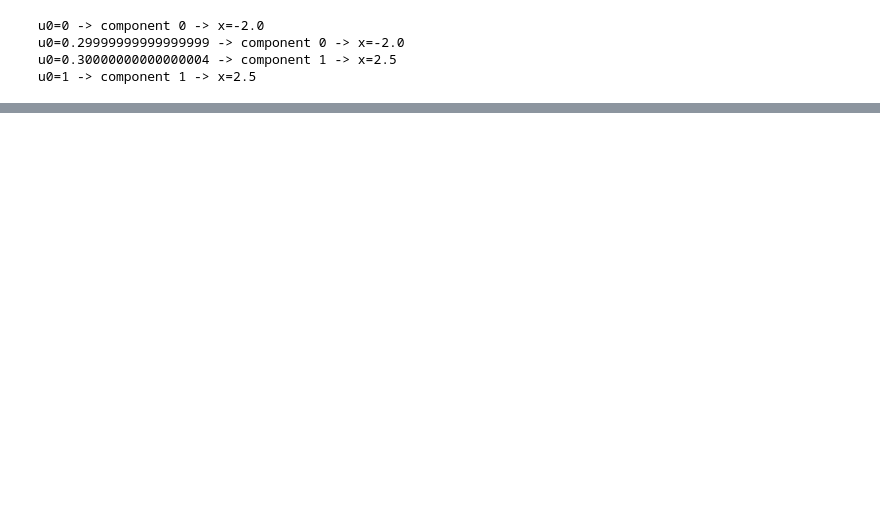
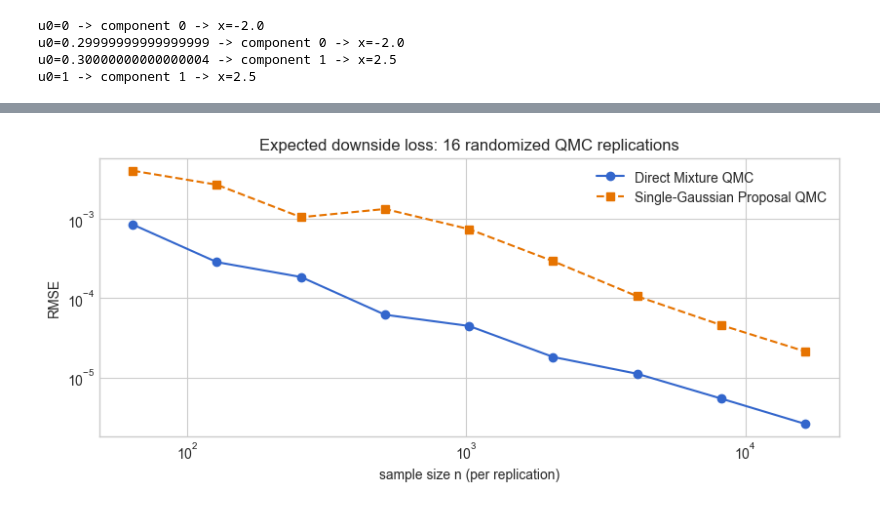
Before and after one commit to QMCSoftware/qmcpy, a Jupyter notebook: demos/mixed_distributions.ipynb, the cells around one changed output, grey strips where cells are left out. Cells and saved outputs as stored; diff of their text form; code cells hidden in the pictures; blank space fills up the shorter version.

```diff
--- a/demos/mixed_distributions.ipynb
+++ b/demos/mixed_distributions.ipynb
@@ -315,0 +181,9 @@ replicated output shape: (3, 32, 1)
+# %%
+loss_reference, quadrature_error = quad(
+    lambda x: (-x) * np.exp(market_log_density(x)),
+    -np.inf, 0.0, epsabs=1e-12, epsrel=1e-12,
+)
+assert np.isfinite(loss_reference) and quadrature_error < 1e-10
+print(f"Reference expected downside loss: {loss_reference:.12f}")
+print(f"As a fraction of portfolio value: {100 * loss_reference:.6f}%")
+print(f"Quadrature estimated absolute error: {quadrature_error:.2e}")
@@ -315,0 +226,64 @@ replicated output shape: (3, 32, 1)
+# %%
+loss_sample_sizes = 2 ** np.arange(6, 15)
+loss_replications = 16
+market_components = [
+    Gaussian(
+        DigitalNetB2(1, seed=67 + j),
+        mean=market_means[j], covariance=market_sds[j] ** 2,
+    )
+    for j in range(2)
+]
+direct_market = Mixture(
+    DigitalNetB2(2, seed=71, replications=loss_replications, randomize="LMS DS"),
+    market_components, market_probabilities,
+)
+single_proposal = Gaussian(
+    DigitalNetB2(1, seed=73, replications=loss_replications, randomize="LMS DS"),
+    mean=proposal_mean, covariance=proposal_sd ** 2,
+)
+
+# Public sampling: each row is one independently randomized replication.
+market_x = direct_market(int(loss_sample_sizes[-1]))[..., 0]
+proposal_y = single_proposal(int(loss_sample_sizes[-1]))[..., 0]
+assert market_x.shape == proposal_y.shape == (
+    loss_replications, loss_sample_sizes[-1]
+)
+assert np.all(np.isfinite(market_x)) and np.all(np.isfinite(proposal_y))
+
+proposal_log_pdf = norm.logpdf(proposal_y, proposal_mean, proposal_sd)
+assert np.all(np.isfinite(proposal_log_pdf))
+importance_weights = np.exp(
+    market_log_density(proposal_y) - proposal_log_pdf
+)
+assert np.all(np.isfinite(importance_weights)) and np.all(importance_weights > 0)
+
+direct_loss = np.maximum(-market_x, 0.0)
+weighted_loss = np.maximum(-proposal_y, 0.0) * importance_weights
+assert np.all(np.isfinite(weighted_loss))
+direct_estimates = np.array([
+    direct_loss[:, :n].mean(axis=1) for n in loss_sample_sizes
+])
+proposal_estimates = np.array([
+    weighted_loss[:, :n].mean(axis=1) for n in loss_sample_sizes
+])
+direct_rmse = np.sqrt(np.mean((direct_estimates - loss_reference) ** 2, axis=1))
+proposal_rmse = np.sqrt(np.mean((proposal_estimates - loss_reference) ** 2, axis=1))
+
+assert direct_estimates.shape == proposal_estimates.shape == (
+    len(loss_sample_sizes), loss_replications
+)
+assert direct_rmse.shape == proposal_rmse.shape == loss_sample_sizes.shape
+assert np.all(np.isfinite(direct_rmse)) and np.all(direct_rmse >= 0)
+assert np.all(np.isfinite(proposal_rmse)) and np.all(proposal_rmse >= 0)
+
+fig, ax = plt.subplots(figsize=(8.2, 3.6), layout="constrained")
+ax.loglog(loss_sample_sizes, direct_rmse, "o-", color=COLORS[0],
+          label="Direct Mixture QMC")
+ax.loglog(loss_sample_sizes, proposal_rmse, "s--", color=COLORS[1],
+          label="Single-Gaussian Proposal QMC")
+ax.set(xlabel="sample size n (per replication)", ylabel="RMSE",
+       title="Expected downside loss: 16 randomized QMC replications")
+ax.legend(frameon=False)
+plt.show()
+# %% [output]
+[figure, added]
```
Also changed, not shown: parts of 42 cells of this notebook, 1 other file.
